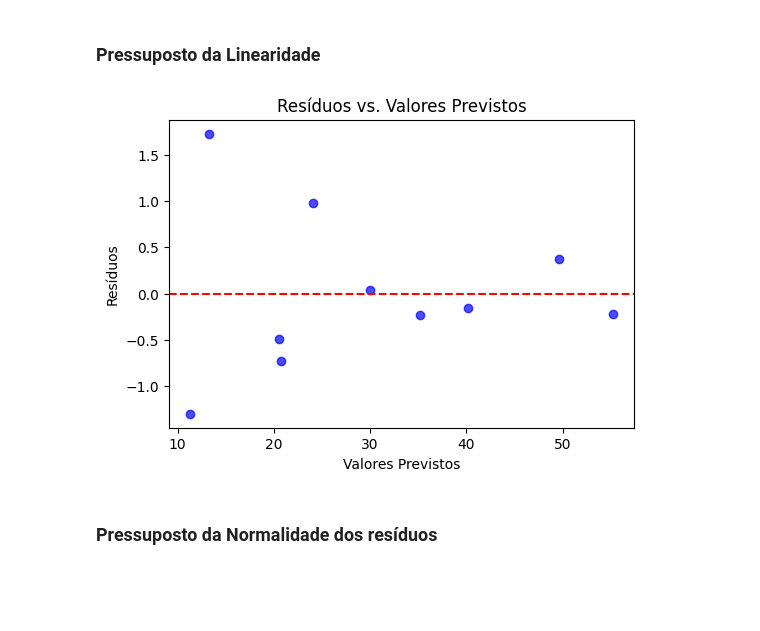
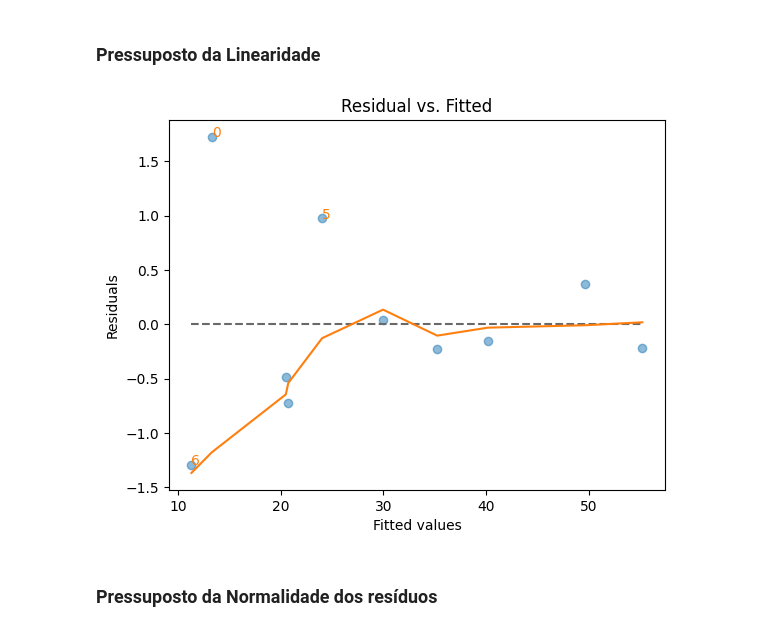
Before and after one commit to HerickSilva9/Aplicacoes-MCRL, a Jupyter notebook: main.ipynb, the cells around one changed output. Cells and saved outputs as stored; diff of their text form; code cells hidden in the pictures; blank space fills up the shorter version.

Commit message:
Adição dos gráficos dos pressupostos usando lmdiag.

```diff
--- a/main.ipynb
+++ b/main.ipynb
@@ -212,19 +213,12 @@ residuals = fit.resid
 fitted_values = fit.fittedvalues
 # %% [markdown]
 ### Pressuposto da Linearidade
-# %%
-# Linearidade
-# Linearidade
-# Plotando os resíduos
-plt.figure(figsize = (6, 4))
-plt.scatter(fitted_values, residuals, color = 'blue', alpha = 0.7)
-plt.axhline(y = 0, color = 'red', linestyle = '--')
-plt.xlabel('Valores Previstos')
-plt.ylabel('Resíduos')
-plt.title('Resíduos vs. Valores Previstos')
-plt.show()
-# %% [output]
-[figure, removed]
+# %%
+# Residuals vs. Fitted para Linearidade
+
+lmdiag.resid_fit(fit);
+# %% [output]
+[figure, added]
 # %% [markdown]
 ### Pressuposto da Normalidade dos resíduos
 # %%
```
Also changed, not shown: parts of 5 cells of this notebook.
